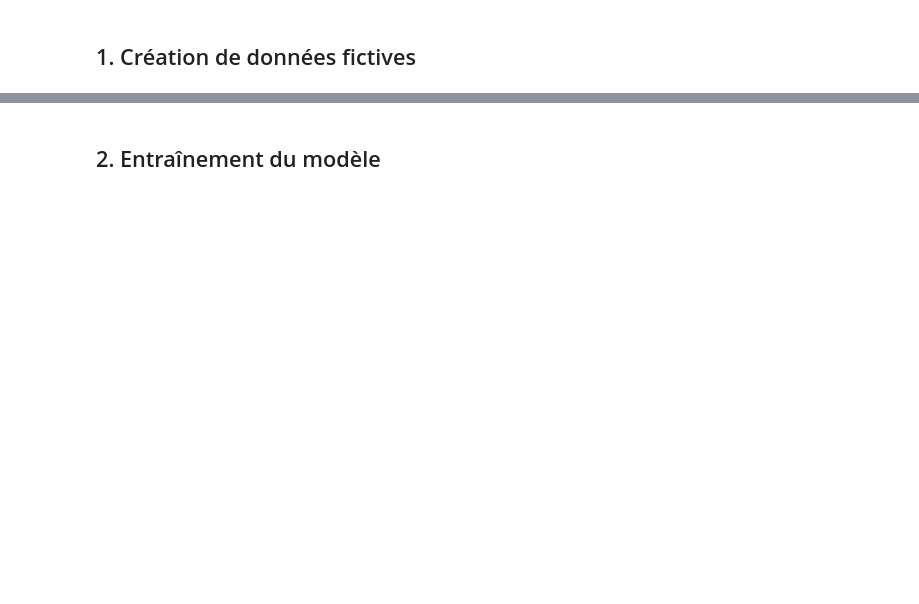
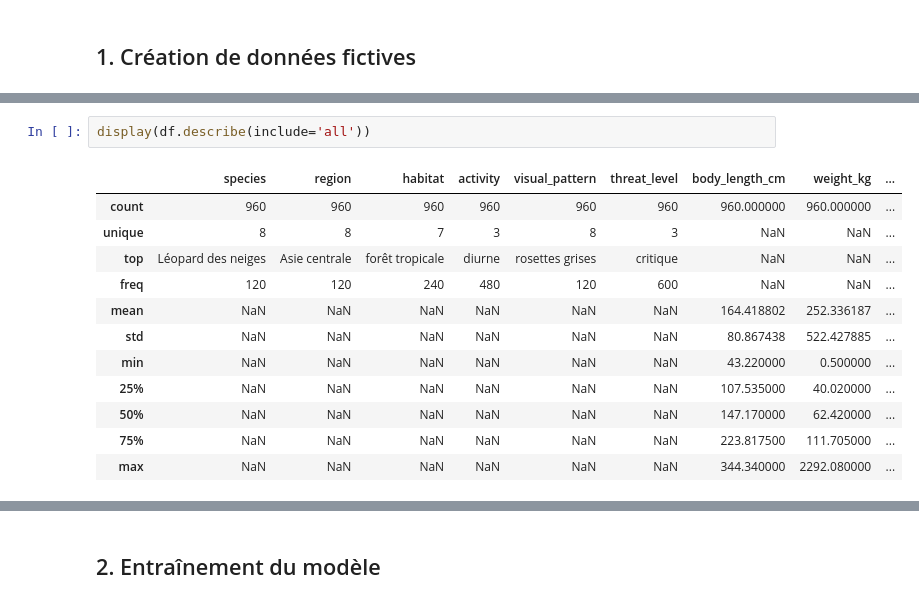
Before and after one commit to stephanietessier/Reconnaissance-des-especes-menacees, a Jupyter notebook: endangered_species_colab_demo.ipynb, the cells around one changed output, grey strips where cells are left out. Drawn from its saved outputs; the diff is of its cells as text; blank space fills up the shorter version.

```diff
--- a/endangered_species_colab_demo.ipynb
+++ b/endangered_species_colab_demo.ipynb
@@ -10,0 +52,15 @@ profiles = {\n    'Panda roux': ('Himalaya', 'forêt tempérée', 'crépusculair
+# %%
+display(df.describe(include='all'))
+# %% [output]
+|  | species | region | habitat | activity | visual_pattern | threat_level | body_length_cm | weight_kg | ... |
+| count | 960 | 960 | 960 | 960 | 960 | 960 | 960.000000 | 960.000000 | ... |
+| unique | 8 | 8 | 7 | 3 | 8 | 3 | NaN | NaN | ... |
+| top | Léopard des neiges | Asie centrale | forêt tropicale | diurne | rosettes grises | critique | NaN | NaN | ... |
+| freq | 120 | 120 | 240 | 480 | 120 | 600 | NaN | NaN | ... |
+| mean | NaN | NaN | NaN | NaN | NaN | NaN | 164.418802 | 252.336187 | ... |
+| std | NaN | NaN | NaN | NaN | NaN | NaN | 80.867438 | 522.427885 | ... |
+| min | NaN | NaN | NaN | NaN | NaN | NaN | 43.220000 | 0.500000 | ... |
+| 25% | NaN | NaN | NaN | NaN | NaN | NaN | 107.535000 | 40.020000 | ... |
+| 50% | NaN | NaN | NaN | NaN | NaN | NaN | 147.170000 | 62.420000 | ... |
+| 75% | NaN | NaN | NaN | NaN | NaN | NaN | 223.817500 | 111.705000 | ... |
+| max | NaN | NaN | NaN | NaN | NaN | NaN | 344.340000 | 2292.080000 | ... |
```
Also changed, not shown: parts of 8 cells of this notebook.
